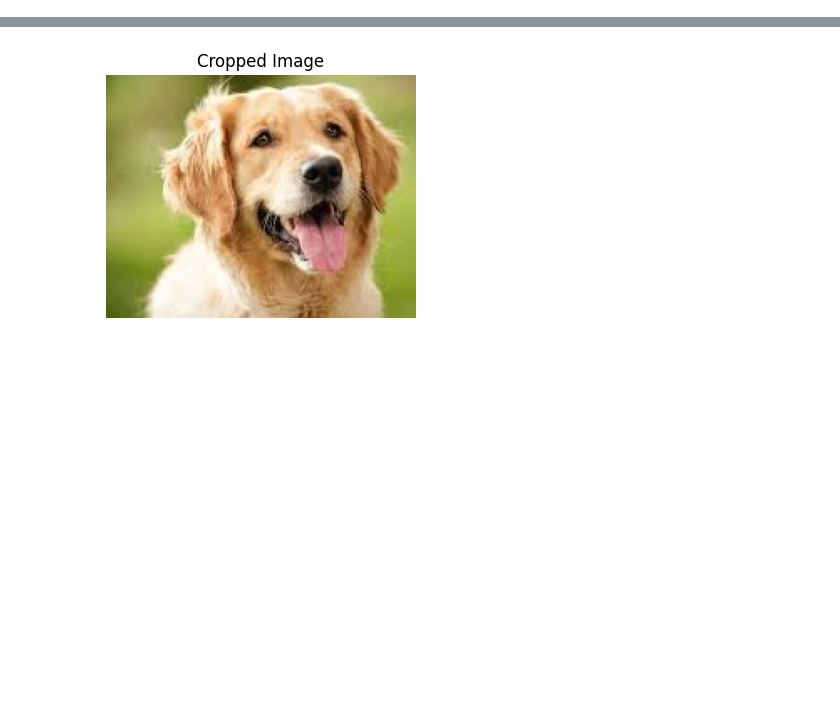
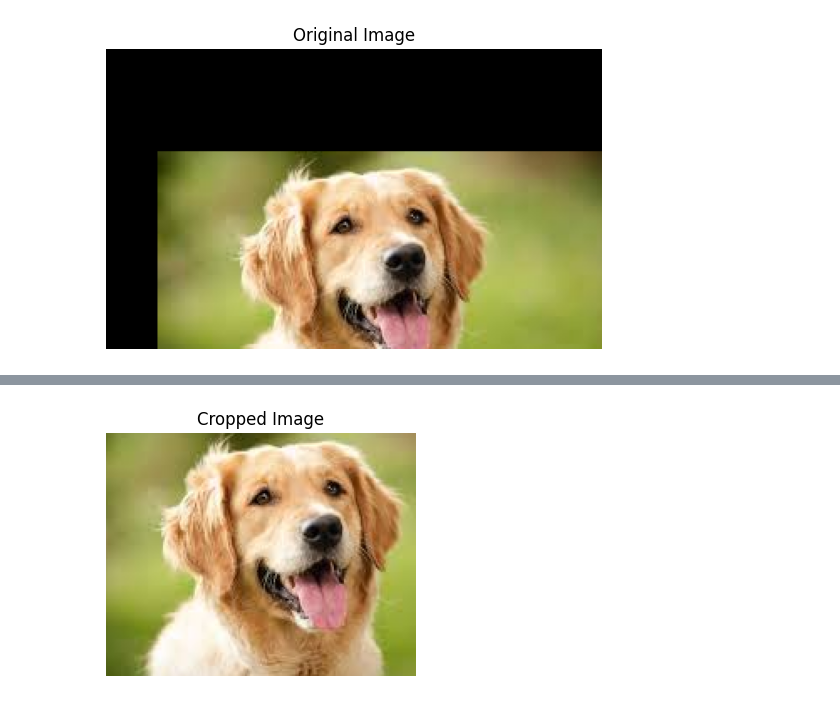
Before and after one commit to Samakas/IMAGE-TRANSFORMATIONS, a Jupyter notebook: EXP4.ipynb, the cells around one changed output, grey strips where cells are left out. Drawn from its saved outputs; the diff is of its cells as text; code cells hidden in the pictures; blank space fills up the shorter version.

```diff
--- a/EXP4.ipynb
+++ b/EXP4.ipynb
@@ -25,4 +28,11 @@ plt.axis('off')
 [figure]
+# %%
+plt.imshow(translated_image[:,:,::1])
+plt.title("Original Image")
+plt.axis('off')
+plt.show()
+# %% [output]
+[figure, added]
 # %%
 #Image Scaling
 scaled_image = cv2.resize(image_rgb, None, fx=1.5, fy=1.5, interpolation=cv2.INTER_LINEAR)  # Scale by 1.5x
```
Also changed, not shown: parts of 9 cells of this notebook.
